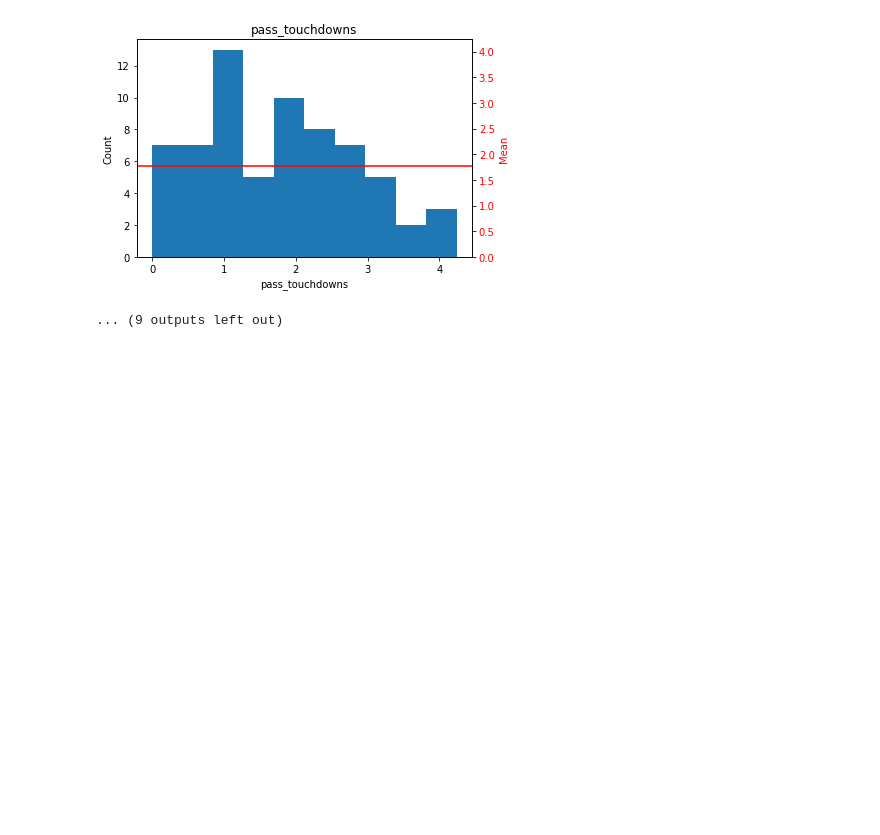
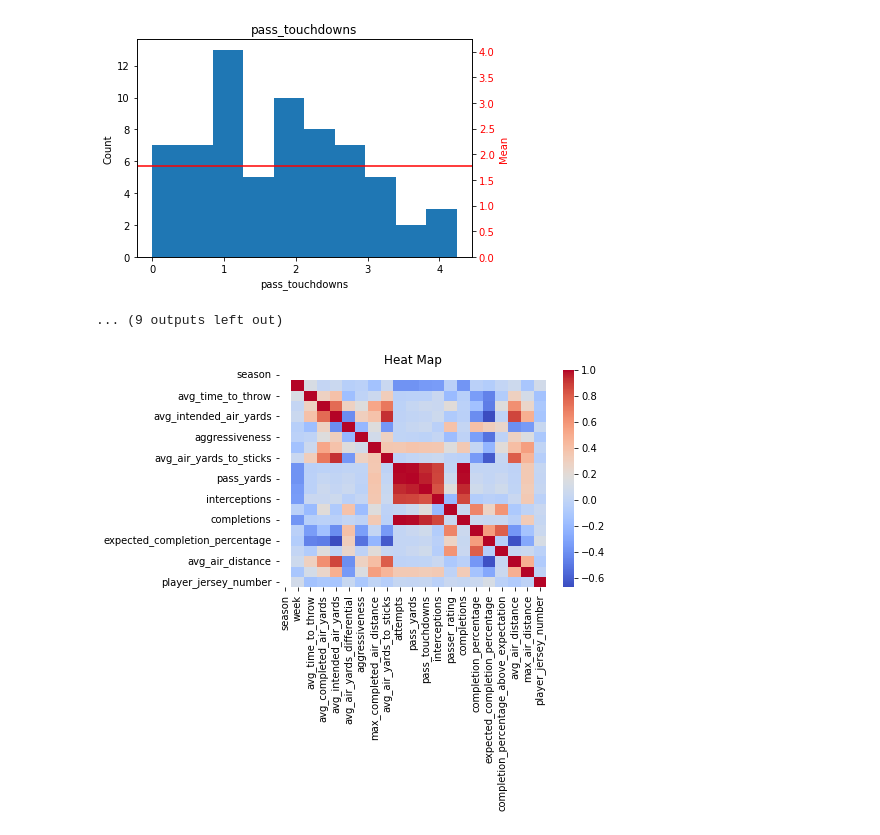
Before and after one commit to charlesrugg/nfldata, a Jupyter notebook: NFL_data.ipynb, the cells around one changed output. Saved outputs shown, nothing was run; the diff lists cells and outputs as text; code cells hidden in the pictures; blank space fills up the shorter version.

```diff
--- a/NFL_data.ipynb
+++ b/NFL_data.ipynb
@@ -110,3 +148,15 @@ for col in grouped.columns:
 [figure]
 [figure]
 ... (9 outputs left out)
+# %%
+import pandas as pd
+import matplotlib.pyplot as plt
+import seaborn as sns
+
+# Heat map
+sns.heatmap(df.corr(), annot=False, cmap='coolwarm')
+#sns.set(rc={'figure.figsize':(88,64)})
+plt.title('Heat Map')
+plt.show()
+# %% [output]
+[figure, added]
```
Also changed, not shown: parts of 6 cells of this notebook.
